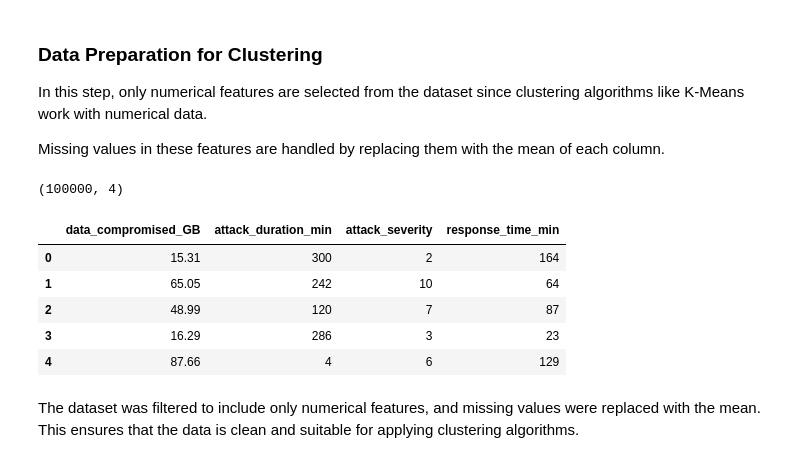
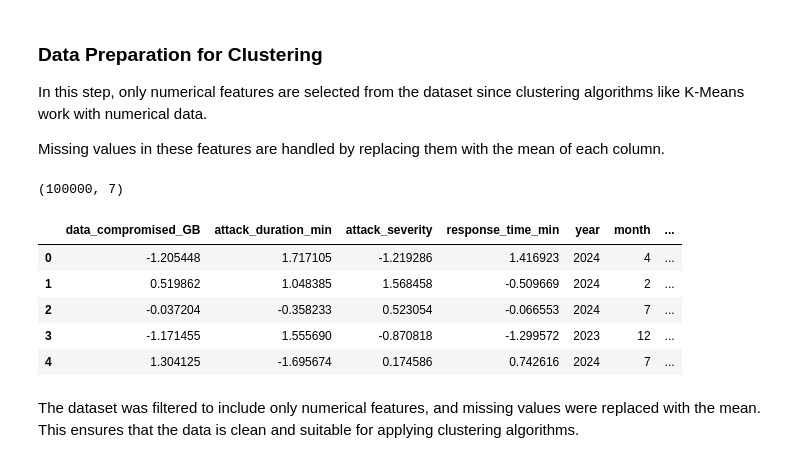
Before and after one commit to noor-gh06/Cybercrime-DataMining, a Jupyter notebook: Copy_of_phase3.ipynb, the cells around one changed output. Cells and saved outputs as stored; diff of their text form; code cells hidden in the pictures.

```diff
--- a/Copy_of_phase3.ipynb
+++ b/Copy_of_phase3.ipynb
@@ -567,7 +567,7 @@ This is done because clustering may require using the raw dataset or a different
 The separator is specified as ';' to correctly read the dataset.
 # %%
 # Reload original dataset for clustering
-df = pd.read_csv("Cyber Crimes Dataset.csv", sep=';')
+df = pd.read_csv("final_dataset.csv")
 # %% [markdown]
 The dataset was successfully reloaded for clustering purposes.
 This ensures that the data is correctly formatted and ready for further preprocessing steps specific to clustering.
@@ -579,20 +579,19 @@ In this step, only numerical features are selected from the dataset since cluste
 Missing values in these features are handled by replacing them with the mean of each column.
 # %%
 # Select numeric columns and handle missing values
-data = df.select_dtypes(include=['number']).fillna(df.select_dtypes(include=['number']).mean())
-# Keep only numeric columns for clustering
+# Keep only numeric columns for clustering and fill missing values
 data = df.select_dtypes(include=['number']).fillna(df.select_dtypes(include=['number']).mean())
 # Display dataset shape and preview
 print(data.shape)
 data.head()
 # %% [output]
-(100000, 4)
+(100000, 7)
-|  | data_compromised_GB | attack_duration_min | attack_severity | response_time_min |
-| 0 | 15.31 | 300 | 2 | 164 |
-| 1 | 65.05 | 242 | 10 | 64 |
-| 2 | 48.99 | 120 | 7 | 87 |
-| 3 | 16.29 | 286 | 3 | 23 |
-| 4 | 87.66 | 4 | 6 | 129 |
+|  | data_compromised_GB | attack_duration_min | attack_severity | response_time_min | year | month | ... |
+| 0 | -1.205448 | 1.717105 | -1.219286 | 1.416923 | 2024 | 4 | ... |
+| 1 | 0.519862 | 1.048385 | 1.568458 | -0.509669 | 2024 | 2 | ... |
+| 2 | -0.037204 | -0.358233 | 0.523054 | -0.066553 | 2024 | 7 | ... |
+| 3 | -1.171455 | 1.555690 | -0.870818 | -1.299572 | 2023 | 12 | ... |
+| 4 | 1.304125 | -1.695674 | 0.174586 | 0.742616 | 2024 | 7 | ... |
 # %% [markdown]
 The dataset was filtered to include only numerical features, and missing values were replaced with the mean.
 This ensures that the data is clean and suitable for applying clustering algorithms.
```
Also changed, not shown: parts of 13 cells of this notebook.
